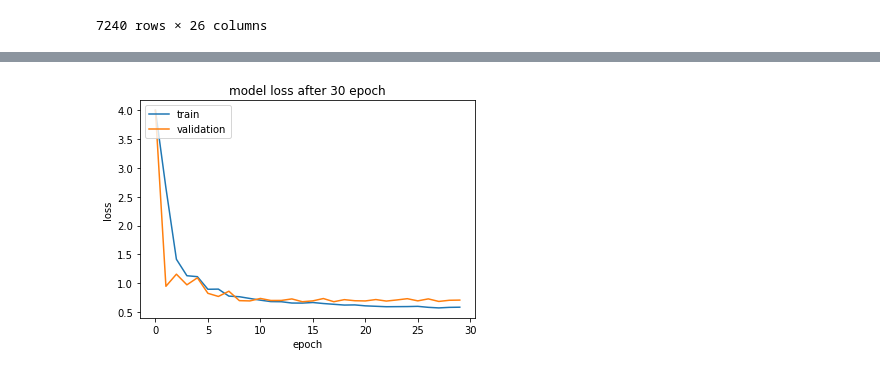
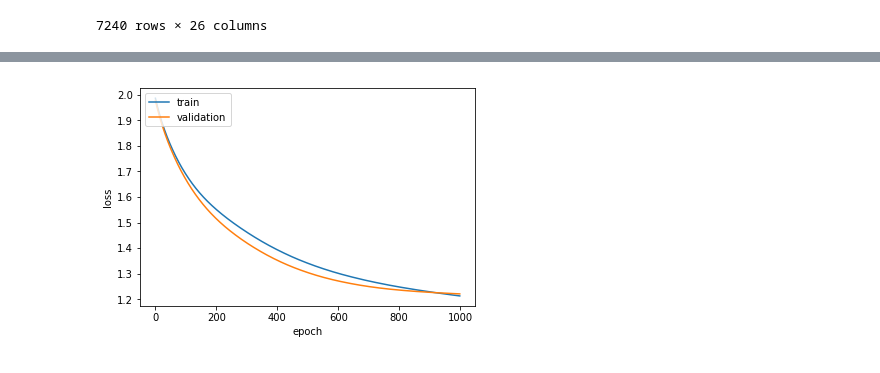
Before and after one commit to ML-Project-2018/my-bet-supremo, a Jupyter notebook: process.ipynb, the cells around one changed output, grey strips where cells are left out. Cells and saved outputs as stored; diff of their text form; code cells hidden in the pictures.

```diff
--- a/process.ipynb
+++ b/process.ipynb
@@ -109,34 +58,28 @@ data
 7240 rows × 26 columns
 # %%
 fixtures = []
-
 x = 0
 size = 10
 
 for i in range(data.shape[0]):
     d = data[x:size]
     for index, row in d.iterrows():
-
-        record = np.empty(14, dtype=object)
-
+        record = np.empty(15, dtype=object)
         if (row[2] == 'Liverpool' or row[3] == 'Liverpool'):
-
             row = row.tolist()
             record[0] = row[1].split('/')[1]
-
             if row[2] == 'Liverpool':
                 record[1] = 1
-
-                if row[9] == 'A': record[4] = 0
-                elif row[9] == 'H': record[4] = 3
-                else: record[4] = 1
 
             elif row[3] == 'Liverpool':
                 record[1] = 0
 
-                if row[9] == 'A': record[4] = 3
-                elif row[9] == 'H': record[4] = 0
-                else: record[4] = 1
+            if row[9] == 'A':
+                record[4] = 0
+            elif row[9] == 'B':
+                record[4] = 1
+            else:
+                record[4] = 2
 
             record[2] = row[7]
             record[3] = row[8]
@@ -151,6 +94,7 @@ for i in range(data.shape[0]):
             record[11] = row[18]
             record[12] = row[19]
             record[13] = row[20]
+            record[14] = row[6] # full time results
 
             fixtures.append(record)
 
@@ -158,5 +102,5 @@ for i in range(data.shape[0]):
     x += 10
     size += 10
 
-
 fixtures = pd.DataFrame(fixtures)
+fixtures
@@ -215,3 +242,10 @@ model.compile(loss='mean_squared_error', optimizer=adam, metrics=['accuracy'])
+# %%
+model = Sequential()
+model.add(Dense(25, input_dim=8, activation='relu'))
+model.add(Dense(105, activation='relu'))
+model.add(Dense(150, activation='relu'))
+model.add(Dense(7, activation='softmax'))
+model.compile(loss='categorical_crossentropy', optimizer='sgd', metrics=['accuracy'])
 # %%
-train = model.fit(Xtrain, Ytrain, epochs=30, batch_size=90, validation_split = 0.3)
+history = model.fit(Xtrain, Ytrain, epochs=1000, batch_size=500, verbose=2, validation_split=0.3)
 # %% [output]
@@ -255,10 +269,9 @@ train.history
 # %%
-plt.plot(train.history['loss'])
-plt.plot(train.history['val_loss'])
-plt.title('model loss after 30 epoch')
+plt.plot(history.history['loss'])
+plt.plot(history.history['val_loss'])
 plt.ylabel('loss')
 plt.xlabel('epoch')
 plt.legend(['train', 'validation'], loc='upper left')
 plt.show()
 # %% [output]
-[figure, old version]
+[figure, new version]
```
Also changed, not shown: parts of 20 cells of this notebook.
